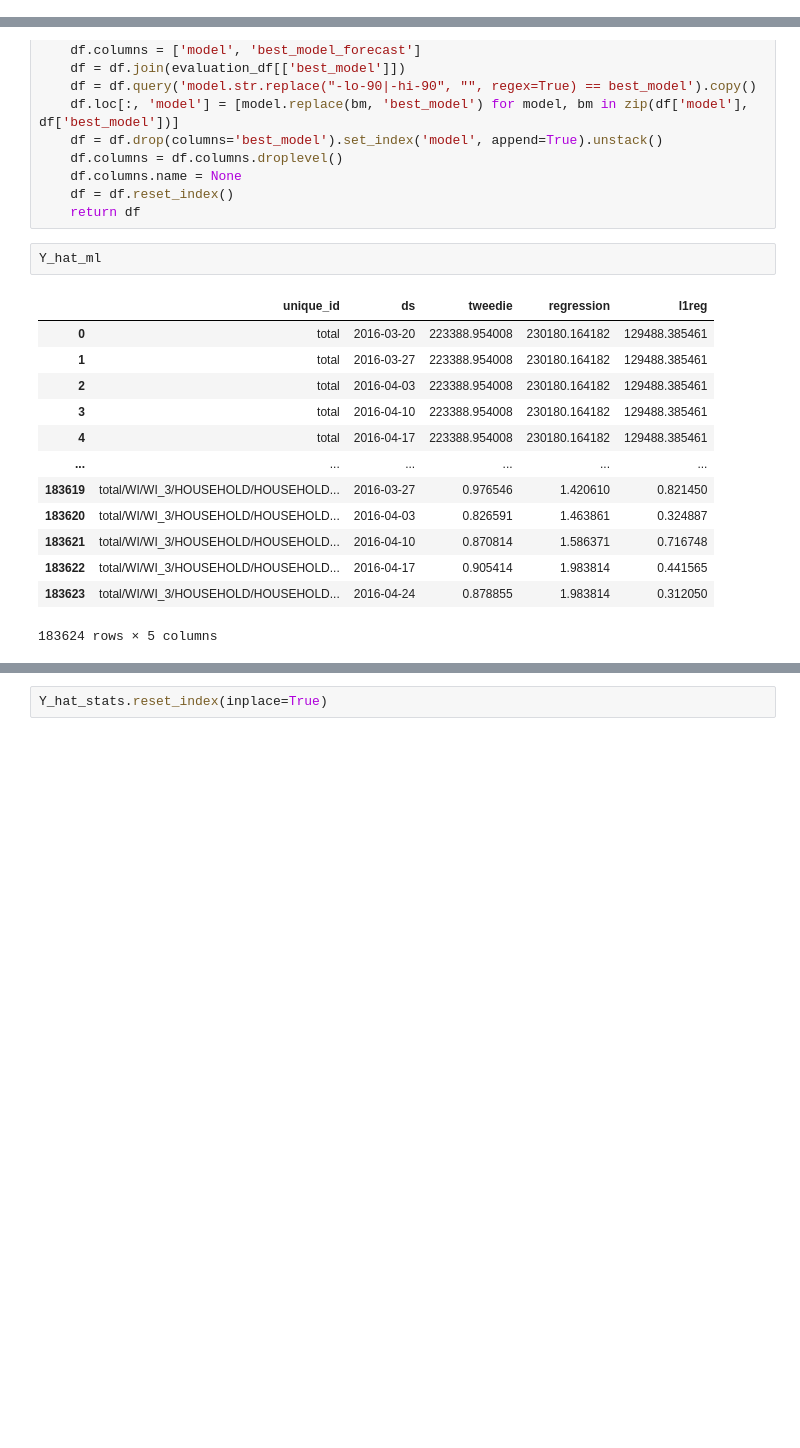
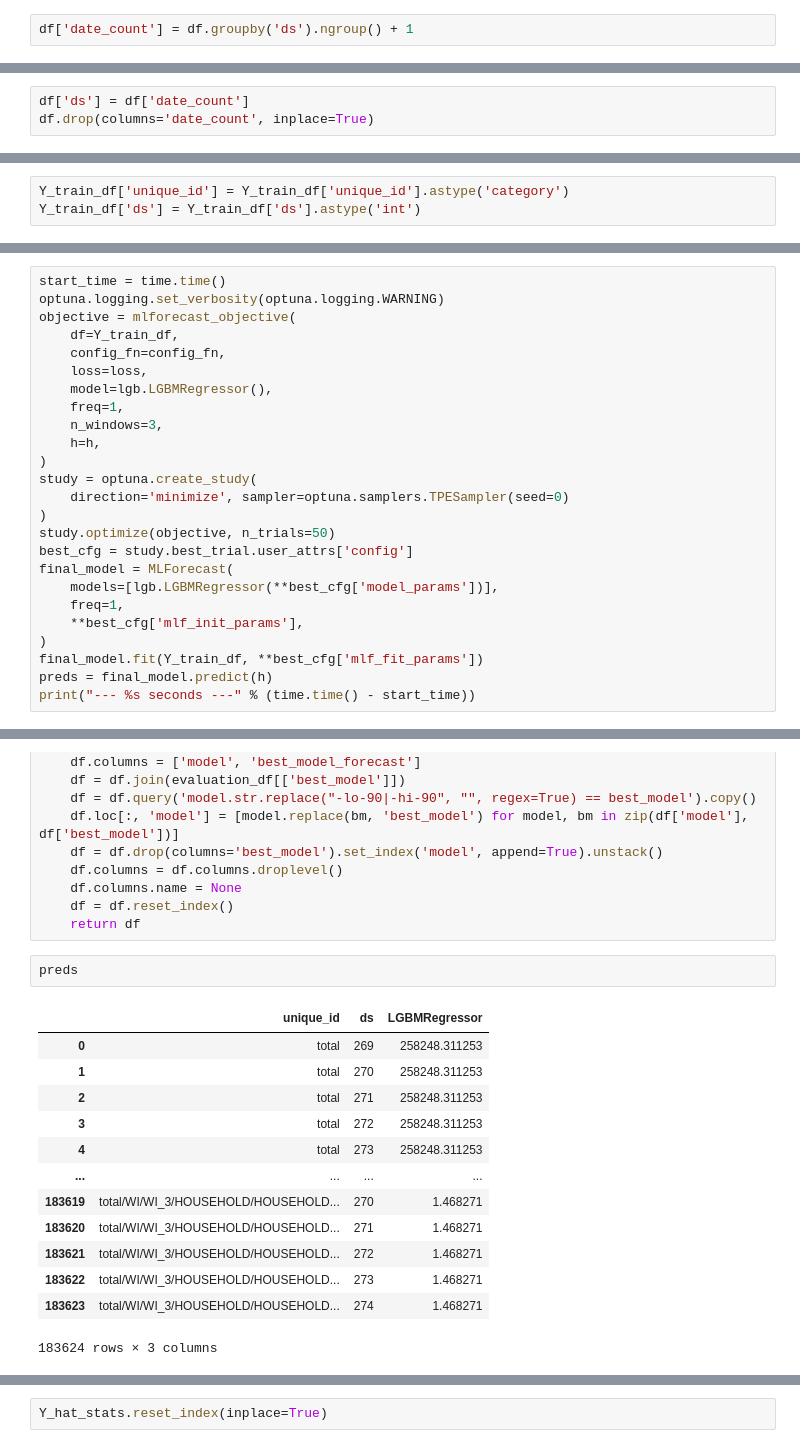
Before and after one commit to bwyndham/demand_supply_planning_app, a Jupyter notebook: ml-forecaster.ipynb, the cells around one changed output, grey strips where cells are left out. Cells and saved outputs as stored; diff of their text form; blank space fills up the shorter version.

```diff
--- a/ml-forecaster.ipynb
+++ b/ml-forecaster.ipynb
@@ -108,5 +127,10 @@ df
 | 5547677 | TX | TX_3 | HOBBIES | HOBBIES_2 | HOBBIES_2_100 | 2016-04-24 | 6 |
 | 8354259 | WI | WI_3 | HOUSEHOLD | HOUSEHOLD_2 | HOUSEHOLD_2_516 | 2016-04-24 | 0 |
 8354260 rows × 7 columns
+# %%
+df['date_count'] = df.groupby('ds').ngroup() + 1
 # %%
 df['total'] = 'total'
+# %%
+df['ds'] = df['date_count']
+df.drop(columns='date_count', inplace=True)
@@ -352,0 +394,3 @@ print("--- %s seconds ---" % (time.time() - start_time))
+# %%
+Y_train_df['unique_id'] = Y_train_df['unique_id'].astype('category')
+Y_train_df['ds'] = Y_train_df['ds'].astype('int')
@@ -352,0 +413,25 @@ print("--- %s seconds ---" % (time.time() - start_time))
+# %%
+start_time = time.time()
+optuna.logging.set_verbosity(optuna.logging.WARNING)
+objective = mlforecast_objective(
+    df=Y_train_df,
+    config_fn=config_fn,
+    loss=loss,
+    model=lgb.LGBMRegressor(),
+    freq=1,
+    n_windows=3,
+    h=h,
+)
+study = optuna.create_study(
+    direction='minimize', sampler=optuna.samplers.TPESampler(seed=0)
+)
+study.optimize(objective, n_trials=50)
+best_cfg = study.best_trial.user_attrs['config']
+final_model = MLForecast(
+    models=[lgb.LGBMRegressor(**best_cfg['model_params'])],
+    freq=1,
+    **best_cfg['mlf_init_params'],
+)
+final_model.fit(Y_train_df, **best_cfg['mlf_fit_params'])
+preds = final_model.predict(h)
+print("--- %s seconds ---" % (time.time() - start_time))
@@ -585,21 +747,21 @@ def get_best_model_forecast(forecasts_df, evaluation_df):
     df = df.reset_index()
     return df
 # %%
-Y_hat_ml
+preds
 # %% [output]
-|  | unique_id | ds | tweedie | regression | l1reg |
-| 0 | total | 2016-03-20 | 223388.954008 | 230180.164182 | 129488.385461 |
-| 1 | total | 2016-03-27 | 223388.954008 | 230180.164182 | 129488.385461 |
-| 2 | total | 2016-04-03 | 223388.954008 | 230180.164182 | 129488.385461 |
-| 3 | total | 2016-04-10 | 223388.954008 | 230180.164182 | 129488.385461 |
-| 4 | total | 2016-04-17 | 223388.954008 | 230180.164182 | 129488.385461 |
-| ... | ... | ... | ... | ... | ... |
-| 183619 | total/WI/WI_3/HOUSEHOLD/HOUSEHOLD... | 2016-03-27 | 0.976546 | 1.420610 | 0.821450 |
-| 183620 | total/WI/WI_3/HOUSEHOLD/HOUSEHOLD... | 2016-04-03 | 0.826591 | 1.463861 | 0.324887 |
-| 183621 | total/WI/WI_3/HOUSEHOLD/HOUSEHOLD... | 2016-04-10 | 0.870814 | 1.586371 | 0.716748 |
-| 183622 | total/WI/WI_3/HOUSEHOLD/HOUSEHOLD... | 2016-04-17 | 0.905414 | 1.983814 | 0.441565 |
-| 183623 | total/WI/WI_3/HOUSEHOLD/HOUSEHOLD... | 2016-04-24 | 0.878855 | 1.983814 | 0.312050 |
+|  | unique_id | ds | LGBMRegressor |
+| 0 | total | 269 | 258248.311253 |
+| 1 | total | 270 | 258248.311253 |
+| 2 | total | 271 | 258248.311253 |
+| 3 | total | 272 | 258248.311253 |
+| 4 | total | 273 | 258248.311253 |
+| ... | ... | ... | ... |
+| 183619 | total/WI/WI_3/HOUSEHOLD/HOUSEHOLD... | 270 | 1.468271 |
+| 183620 | total/WI/WI_3/HOUSEHOLD/HOUSEHOLD... | 271 | 1.468271 |
+| 183621 | total/WI/WI_3/HOUSEHOLD/HOUSEHOLD... | 272 | 1.468271 |
+| 183622 | total/WI/WI_3/HOUSEHOLD/HOUSEHOLD... | 273 | 1.468271 |
+| 183623 | total/WI/WI_3/HOUSEHOLD/HOUSEHOLD... | 274 | 1.468271 |
-183624 rows × 5 columns
+183624 rows × 3 columns
 # %%
 Y_hat_stats
 # %% [output]
```
Also changed, not shown: parts of 66 cells of this notebook, 1 other file.
